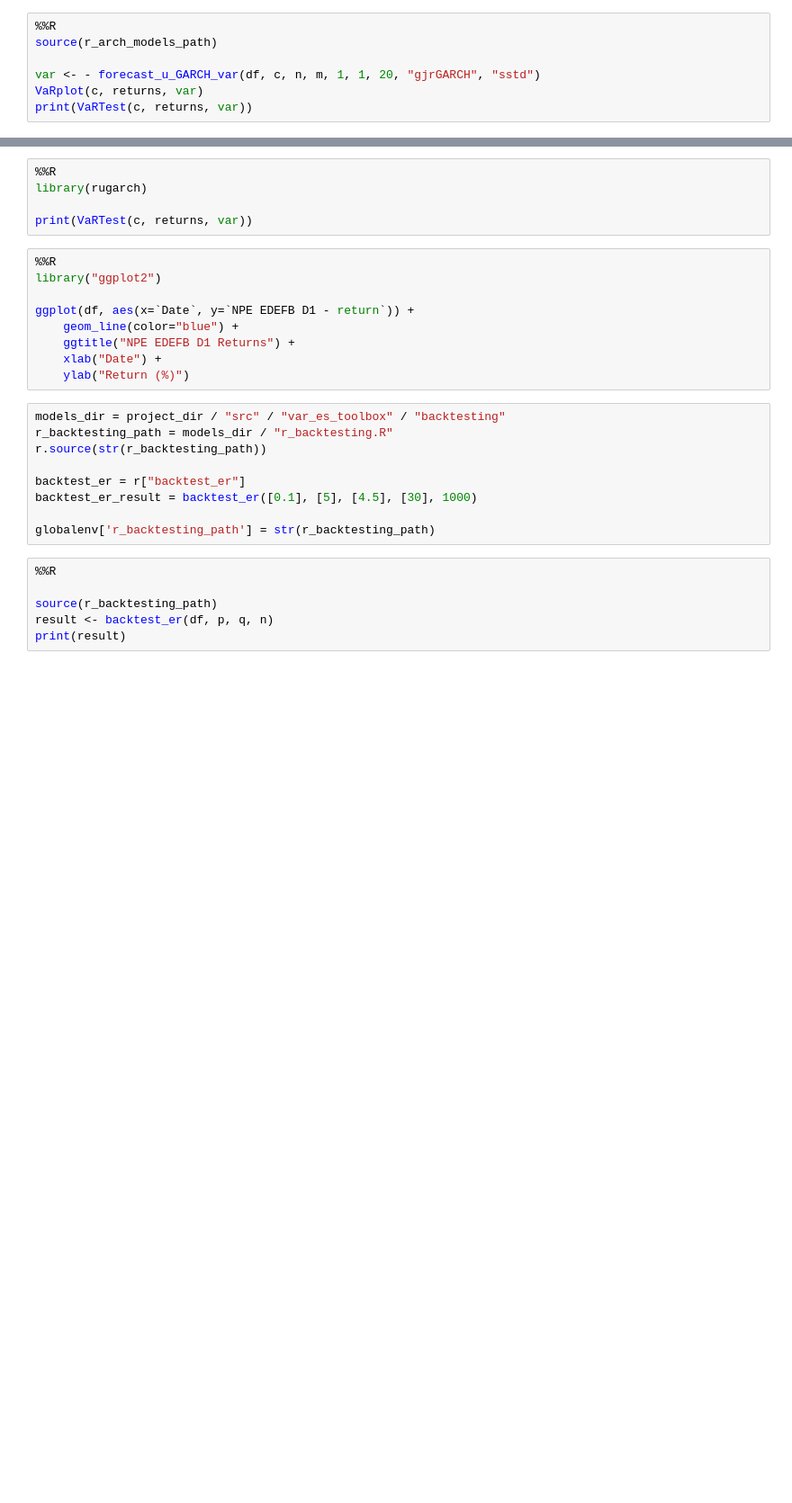
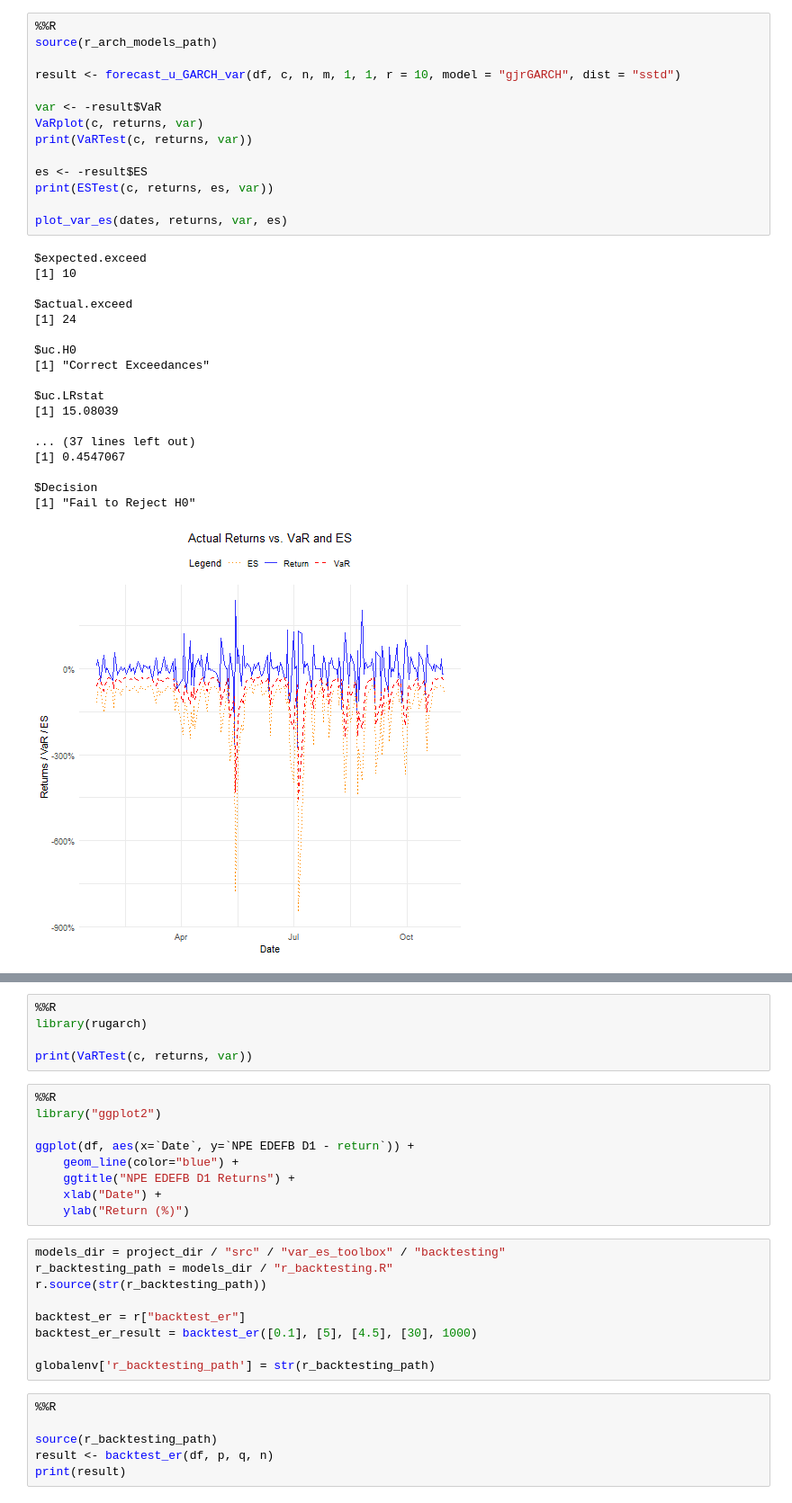
Before and after one commit to chrisdybdahl/var-es-toolbox, a Jupyter notebook: notebooks/03_model_training.ipynb, the cells around one changed output, grey strips where cells are left out. Shown at 90% size. Drawn from its saved outputs; the diff is of its cells as text; blank space fills up the shorter version.

Commit message:
implemented ES across all models and fixed bugs

```diff
--- a/notebooks/03_model_training.ipynb
+++ b/notebooks/03_model_training.ipynb
@@ -176,10 +217,36 @@ KeyboardInterrupt:
 # %%
 %%R
 source(r_arch_models_path)
 
-var <- - forecast_u_GARCH_var(df, c, n, m, 1, 1, 20, "gjrGARCH", "sstd")
+result <- forecast_u_GARCH_var(df, c, n, m, 1, 1, r = 10, model = "gjrGARCH", dist = "sstd")
+
+var <- -result$VaR
 VaRplot(c, returns, var)
 print(VaRTest(c, returns, var))
+
+es <- -result$ES
+print(ESTest(c, returns, es, var))
+
+plot_var_es(dates, returns, var, es)
+# %% [output]
+$expected.exceed
+[1] 10
+
+$actual.exceed
+[1] 24
+
+$uc.H0
+[1] "Correct Exceedances"
+
+$uc.LRstat
+[1] 15.08039
+
+... (37 lines left out)
+[1] 0.4547067
+
+$Decision
+[1] "Fail to Reject H0"
+[figure, added]
 # %%
 %%R
 source(r_gas_models_path)
```
Also changed, not shown: parts of 17 cells of this notebook, 7 other files.
